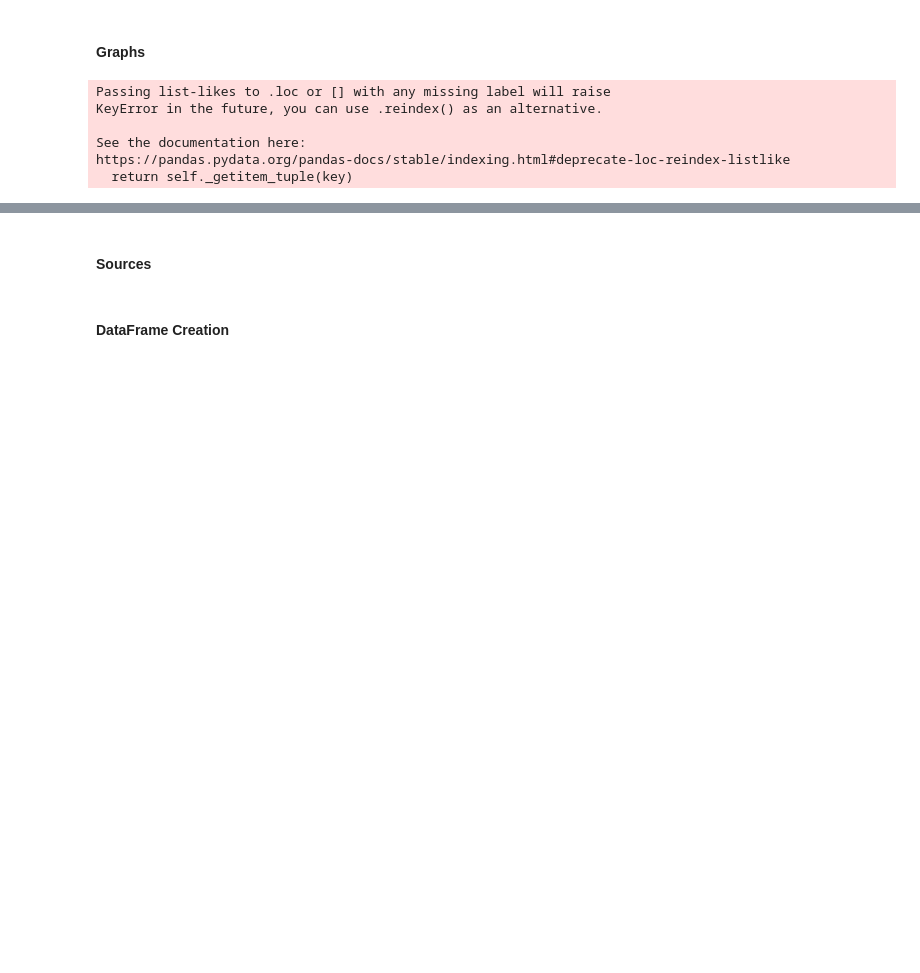
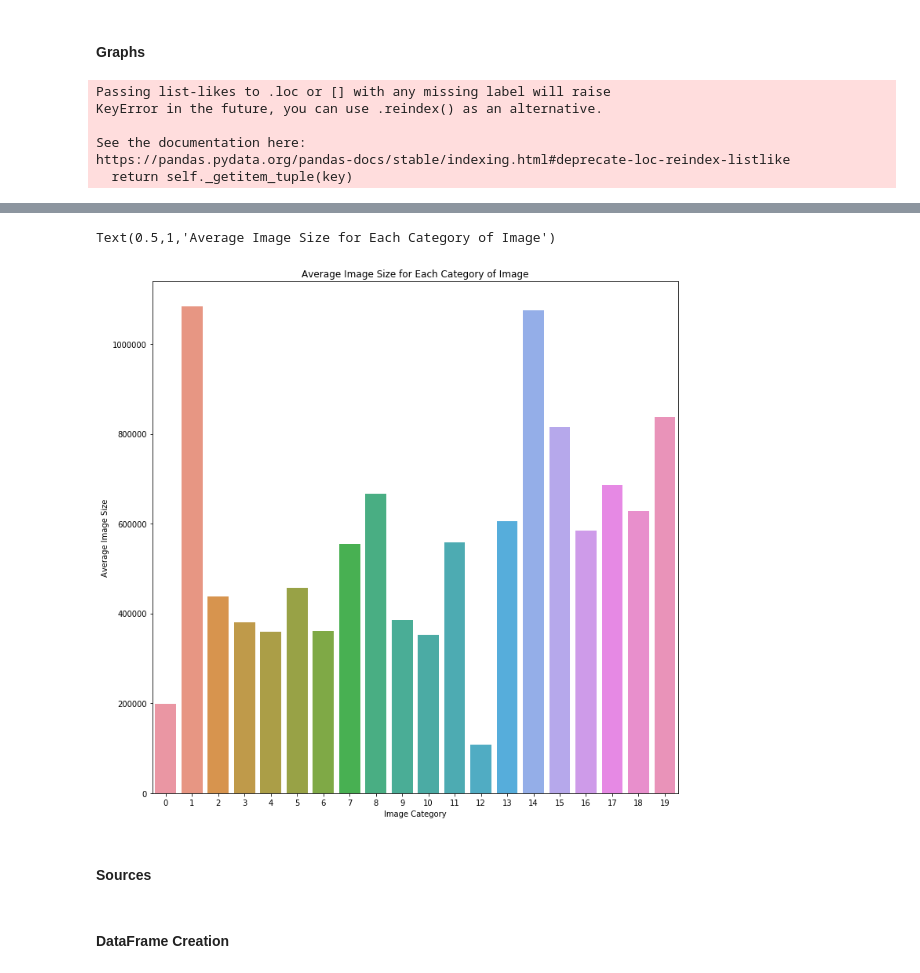
Before and after one commit to chriscorrea14/ds100_final_proj, a Jupyter notebook: GradProject_NB2.ipynb, the cells around one changed output, grey strips where cells are left out. Cells and saved outputs as stored; diff of their text form; code cells hidden in the pictures; blank space fills up the shorter version.

```diff
--- a/GradProject_NB2.ipynb
+++ b/GradProject_NB2.ipynb
@@ -92,0 +118,5 @@ Text(27.3264,0.5,'Average Color Channel Value')
+# %%
+# Exploration of data!
+
+# Determine the image size
+starting_data['image_size'] = pd.Series([ft0(image) for image in starting_data['image']])
@@ -92,0 +130,10 @@ Text(27.3264,0.5,'Average Color Channel Value')
+# %%
+plt.figure(figsize=[12,12])
+sns.barplot(x=starting_data.groupby(['label']).mean().reset_index()['label'],
+            y=starting_data.groupby(['label']).mean()['image_size'])
+plt.xlabel('Image Category')
+plt.ylabel('Average Image Size')
+plt.title('Average Image Size for Each Category of Image')
+# %% [output]
+Text(0.5,1,'Average Image Size for Each Category of Image')
+[figure, added]
```
Also changed, not shown: parts of 7 cells of this notebook.
